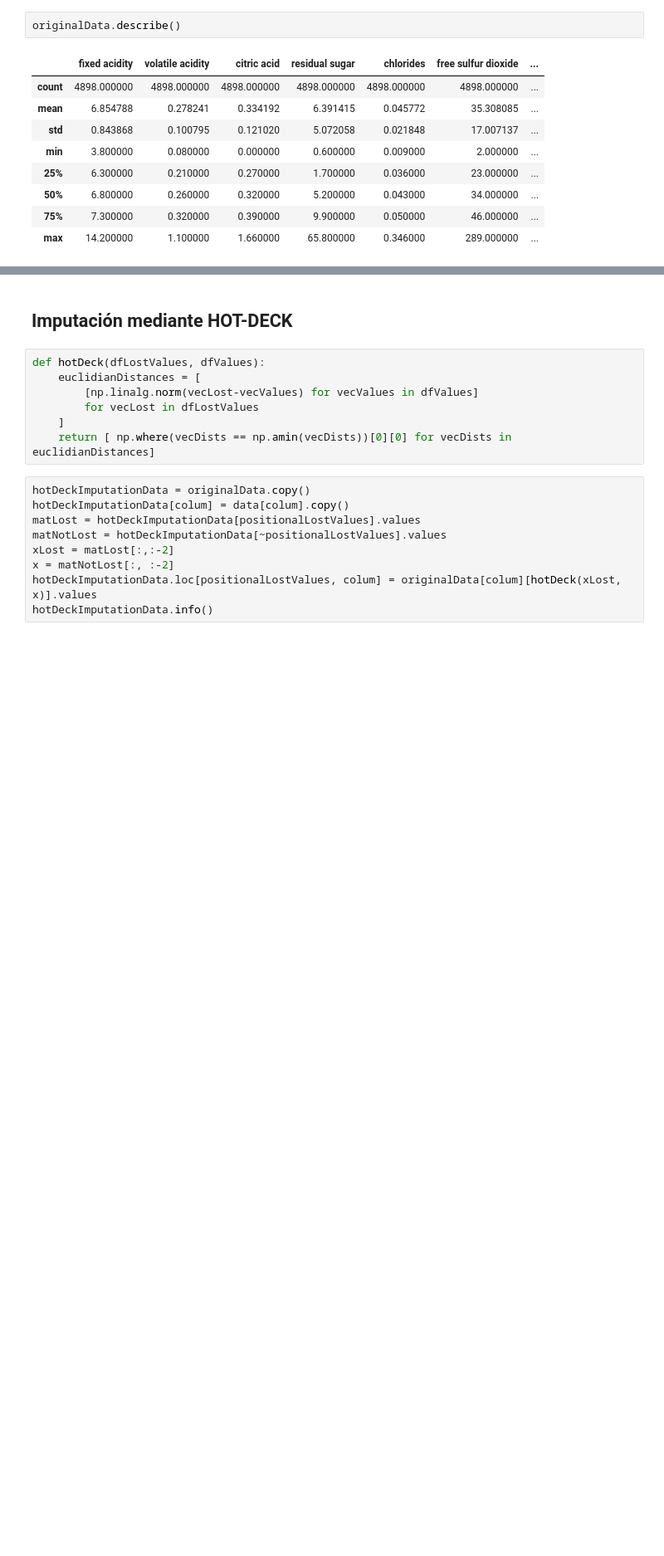
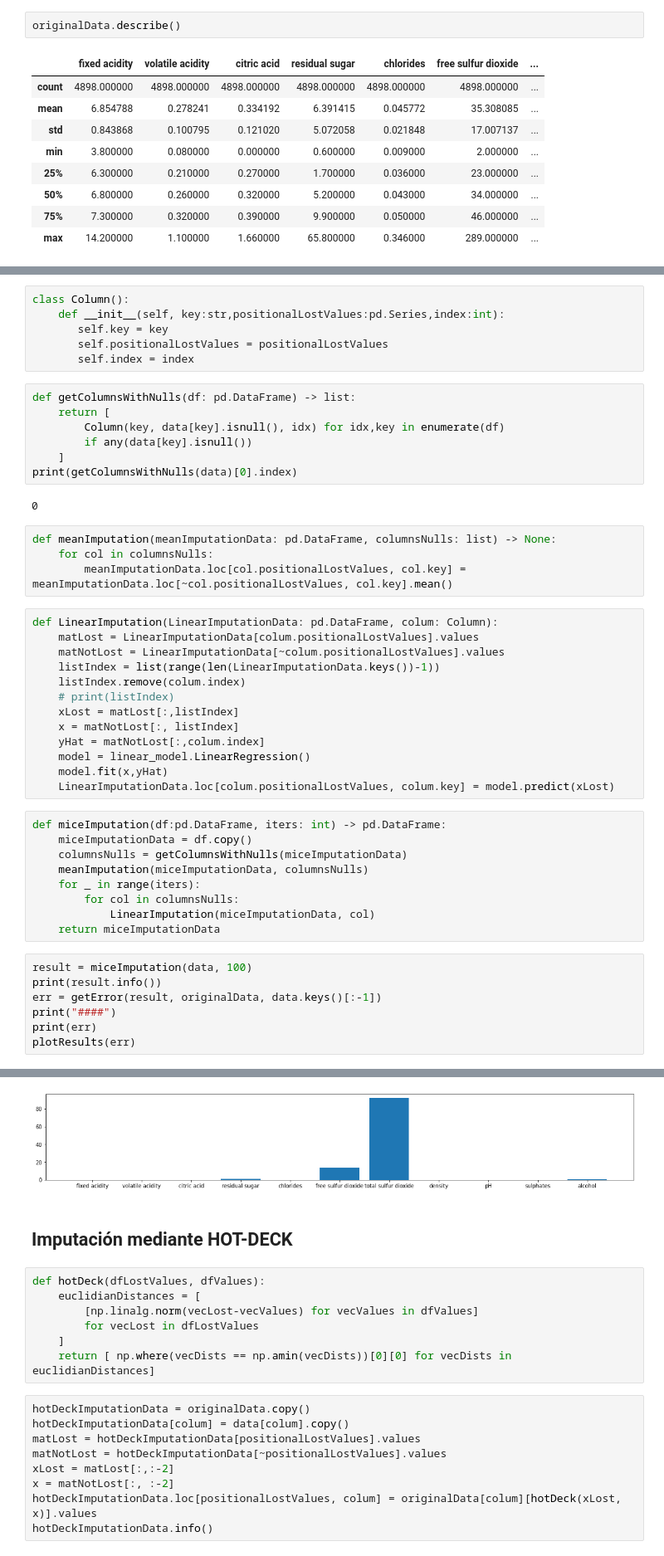
Before and after one commit to miguel-kjh/Research-on-data-imputation-methods, a Jupyter notebook: imputationComparison.ipynb, the cells around one changed output, grey strips where cells are left out. Shown at 83% size. Saved outputs shown, nothing was run; the diff lists cells and outputs as text; blank space fills up the shorter version.

```diff
--- a/imputationComparison.ipynb
+++ b/imputationComparison.ipynb
@@ -247,0 +116,49 @@ print(listErrors)
+# %%
+class Column():
+    def __init__(self, key:str,positionalLostValues:pd.Series,index:int):
+       self.key = key
+       self.positionalLostValues = positionalLostValues
+       self.index = index
+# %%
+def getColumnsWithNulls(df: pd.DataFrame) -> list:
+    return [
+        Column(key, data[key].isnull(), idx) for idx,key in enumerate(df)
+        if any(data[key].isnull())
+    ]
+print(getColumnsWithNulls(data)[0].index)
+# %% [output]
+0
+# %%
+def meanImputation(meanImputationData: pd.DataFrame, columnsNulls: list) -> None:
+    for col in columnsNulls:
+        meanImputationData.loc[col.positionalLostValues, col.key] = meanImputationData.loc[~col.positionalLostValues, col.key].mean()
+# %%
+def LinearImputation(LinearImputationData: pd.DataFrame, colum: Column):
+    matLost = LinearImputationData[colum.positionalLostValues].values
+    matNotLost = LinearImputationData[~colum.positionalLostValues].values
+    listIndex = list(range(len(LinearImputationData.keys())-1))
+    listIndex.remove(colum.index)
+    # print(listIndex)
+    xLost = matLost[:,listIndex]
+    x = matNotLost[:, listIndex]
+    yHat = matNotLost[:,colum.index]
+    model = linear_model.LinearRegression()
+    model.fit(x,yHat)
+    LinearImputationData.loc[colum.positionalLostValues, colum.key] = model.predict(xLost)
+# %%
+def miceImputation(df:pd.DataFrame, iters: int) -> pd.DataFrame:
+    miceImputationData = df.copy()
+    columnsNulls = getColumnsWithNulls(miceImputationData)
+    meanImputation(miceImputationData, columnsNulls)
+    for _ in range(iters):
+        for col in columnsNulls:
+            LinearImputation(miceImputationData, col)
+    return miceImputationData
+# %%
+result = miceImputation(data, 100)
+print(result.info())
+err = getError(result, originalData, data.keys()[:-1])
+print("####")
+print(err)
+plotResults(err)
+# %% [output]
@@ -248,3 +182,4 @@ print(listErrors)
+[figure, added]
 # %% [markdown]
 ## Imputación mediante HOT-DECK
 # %%
```
Also changed, not shown: parts of 22 cells of this notebook.
